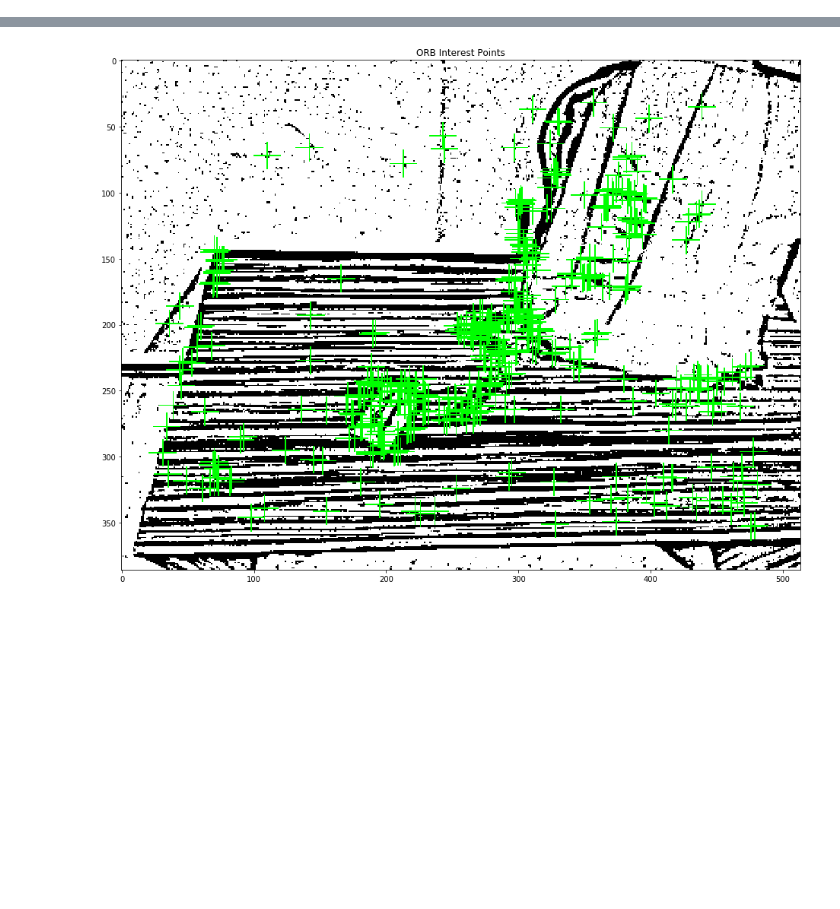
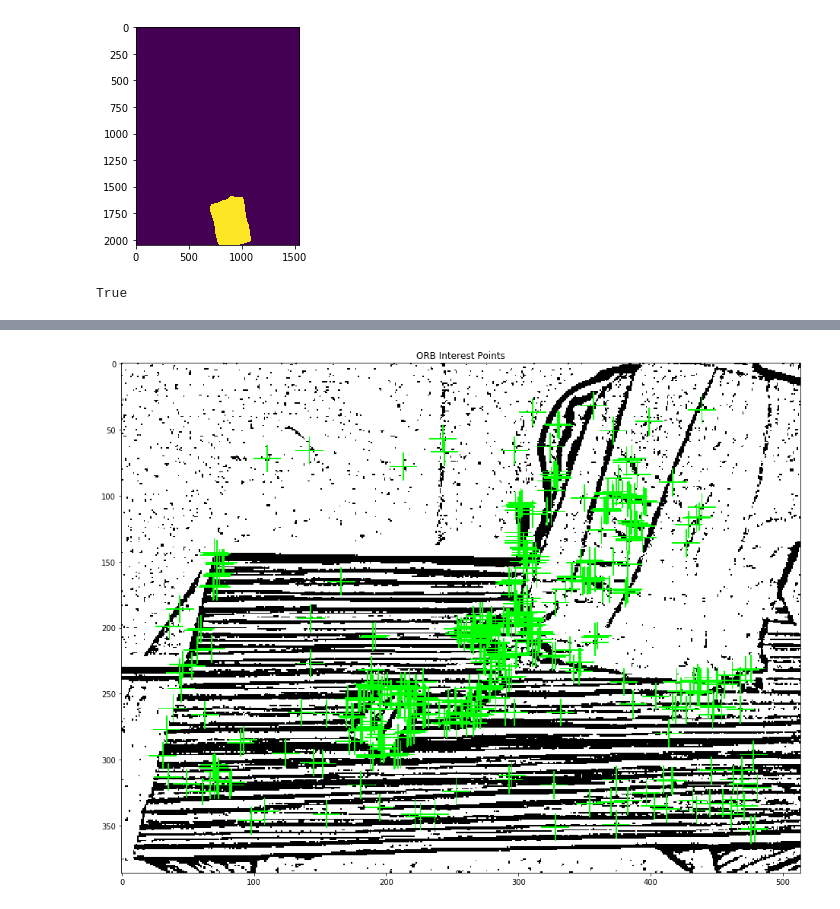
Before and after one commit to Ken-chan/PGH, a Jupyter notebook: Untitled.ipynb, the cells around one changed output, grey strips where cells are left out. Drawn from its saved outputs; the diff is of its cells as text; code cells hidden in the pictures; blank space fills up the shorter version.

```diff
--- a/Untitled.ipynb
+++ b/Untitled.ipynb
@@ -9,0 +135,15 @@ from PIL import Image
+# %%
+path = 'losh_contest/39.png'
+im_mask  = cv.imread(path)
+im_mask = cv.cvtColor(im_mask, cv.COLOR_BGR2RGB)
+yellow_low = (0, 0, 240)
+yellow_high = (10, 10, 256)
+im_mask = cv.inRange(im_mask, yellow_low, yellow_high)
+im_mask = cv.resize(im_mask, (im_mask.shape[1], im_mask.shape[0]), cv.INTER_LANCZOS4)
+plt.imshow(im_mask);
+# %% [output]
+[figure, added]
+# %%
+cv.imwrite(path,im_mask)
+# %% [output]
+True
```
Also changed, not shown: parts of 52 cells of this notebook, 41 other files.
